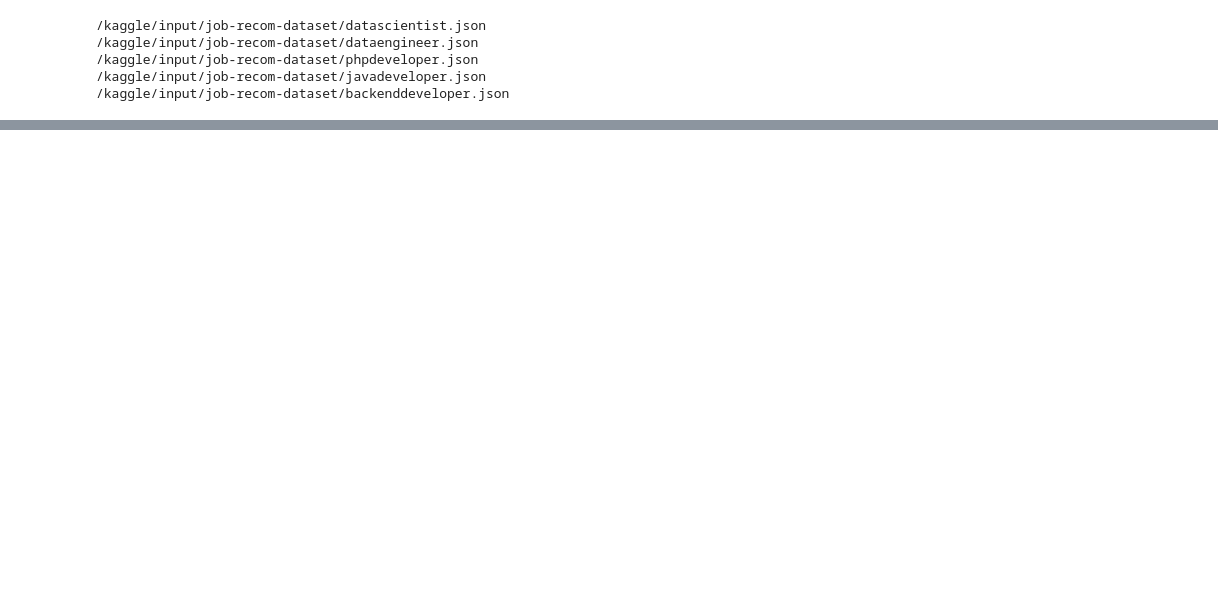
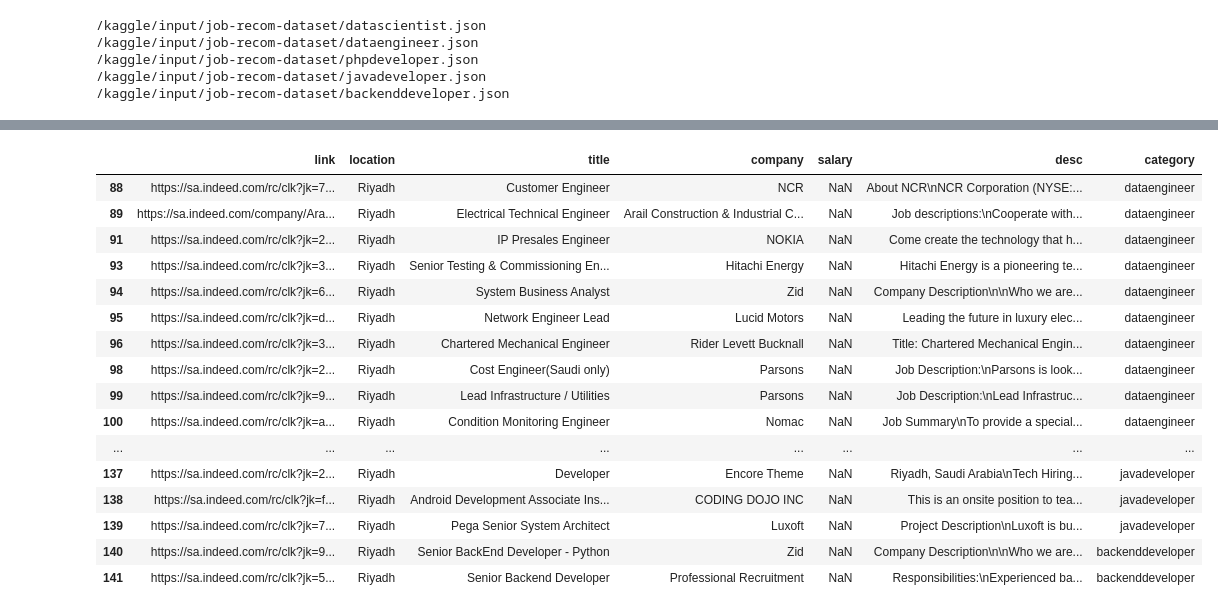
Before and after one commit to alabhastam/recom-sys, a Jupyter notebook: main.ipynb, the cells around one changed output, grey strips where cells are left out. Drawn from its saved outputs; the diff is of its cells as text; code cells hidden in the pictures; blank space fills up the shorter version.

```diff
--- a/main.ipynb
+++ b/main.ipynb
@@ -79,0 +128,20 @@ no data loaded
+# %%
+full_df.tail(40)
+# %% [output]
+|  | link | location | title | company | salary | desc | category |
+| 88 | https://sa.indeed.com/rc/clk?jk=7... | Riyadh | Customer Engineer | NCR | NaN | About NCR\nNCR Corporation (NYSE:... | dataengineer |
+| 89 | https://sa.indeed.com/company/Ara... | Riyadh | Electrical Technical Engineer | Arail Construction & Industrial C... | NaN | Job descriptions:\nCooperate with... | dataengineer |
+| 91 | https://sa.indeed.com/rc/clk?jk=2... | Riyadh | IP Presales Engineer | NOKIA | NaN | Come create the technology that h... | dataengineer |
+| 93 | https://sa.indeed.com/rc/clk?jk=3... | Riyadh | Senior Testing & Commissioning En... | Hitachi Energy | NaN | Hitachi Energy is a pioneering te... | dataengineer |
+| 94 | https://sa.indeed.com/rc/clk?jk=6... | Riyadh | System Business Analyst | Zid | NaN | Company Description\n\nWho we are... | dataengineer |
+| 95 | https://sa.indeed.com/rc/clk?jk=d... | Riyadh | Network Engineer Lead | Lucid Motors | NaN | Leading the future in luxury elec... | dataengineer |
+| 96 | https://sa.indeed.com/rc/clk?jk=3... | Riyadh | Chartered Mechanical Engineer | Rider Levett Bucknall | NaN | Title: Chartered Mechanical Engin... | dataengineer |
+| 98 | https://sa.indeed.com/rc/clk?jk=2... | Riyadh | Cost Engineer(Saudi only) | Parsons | NaN | Job Description:\nParsons is look... | dataengineer |
+| 99 | https://sa.indeed.com/rc/clk?jk=9... | Riyadh | Lead Infrastructure / Utilities | Parsons | NaN | Job Description:\nLead Infrastruc... | dataengineer |
+| 100 | https://sa.indeed.com/rc/clk?jk=a... | Riyadh | Condition Monitoring Engineer | Nomac | NaN | Job Summary\nTo provide a special... | dataengineer |
+| ... | ... | ... | ... | ... | ... | ... | ... |
+| 137 | https://sa.indeed.com/rc/clk?jk=2... | Riyadh | Developer | Encore Theme | NaN | Riyadh, Saudi Arabia\nTech Hiring... | javadeveloper |
+| 138 | https://sa.indeed.com/rc/clk?jk=f... | Riyadh | Android Development Associate Ins... | CODING DOJO INC | NaN | This is an onsite position to tea... | javadeveloper |
+| 139 | https://sa.indeed.com/rc/clk?jk=7... | Riyadh | Pega Senior System Architect | Luxoft | NaN | Project Description\nLuxoft is bu... | javadeveloper |
+| 140 | https://sa.indeed.com/rc/clk?jk=9... | Riyadh | Senior BackEnd Developer - Python | Zid | NaN | Company Description\n\nWho we are... | backenddeveloper |
+| 141 | https://sa.indeed.com/rc/clk?jk=5... | Riyadh | Senior Backend Developer | Professional Recruitment | NaN | Responsibilities:\nExperienced ba... | backenddeveloper |
```
Also changed, not shown: parts of 2 cells of this notebook.
